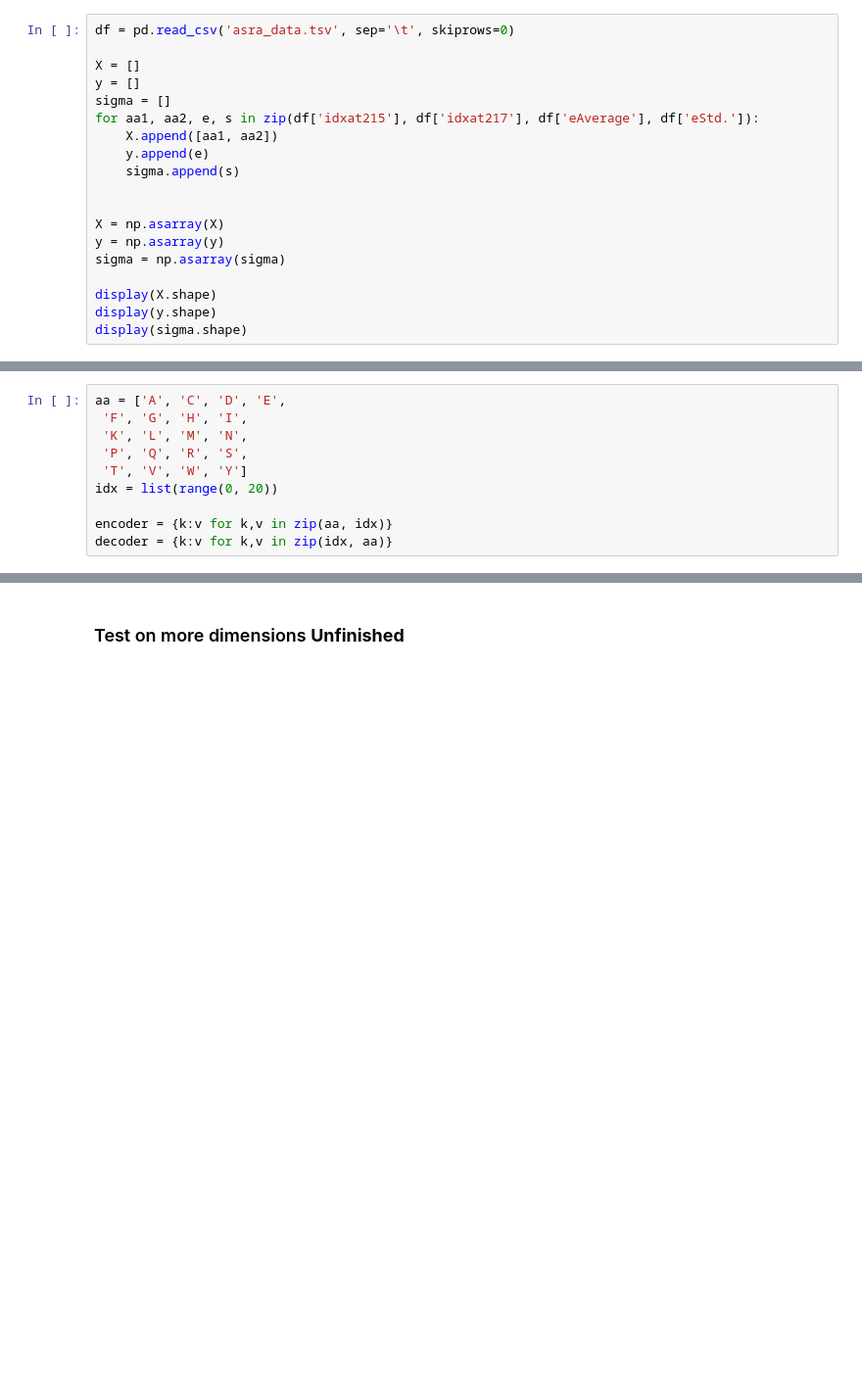
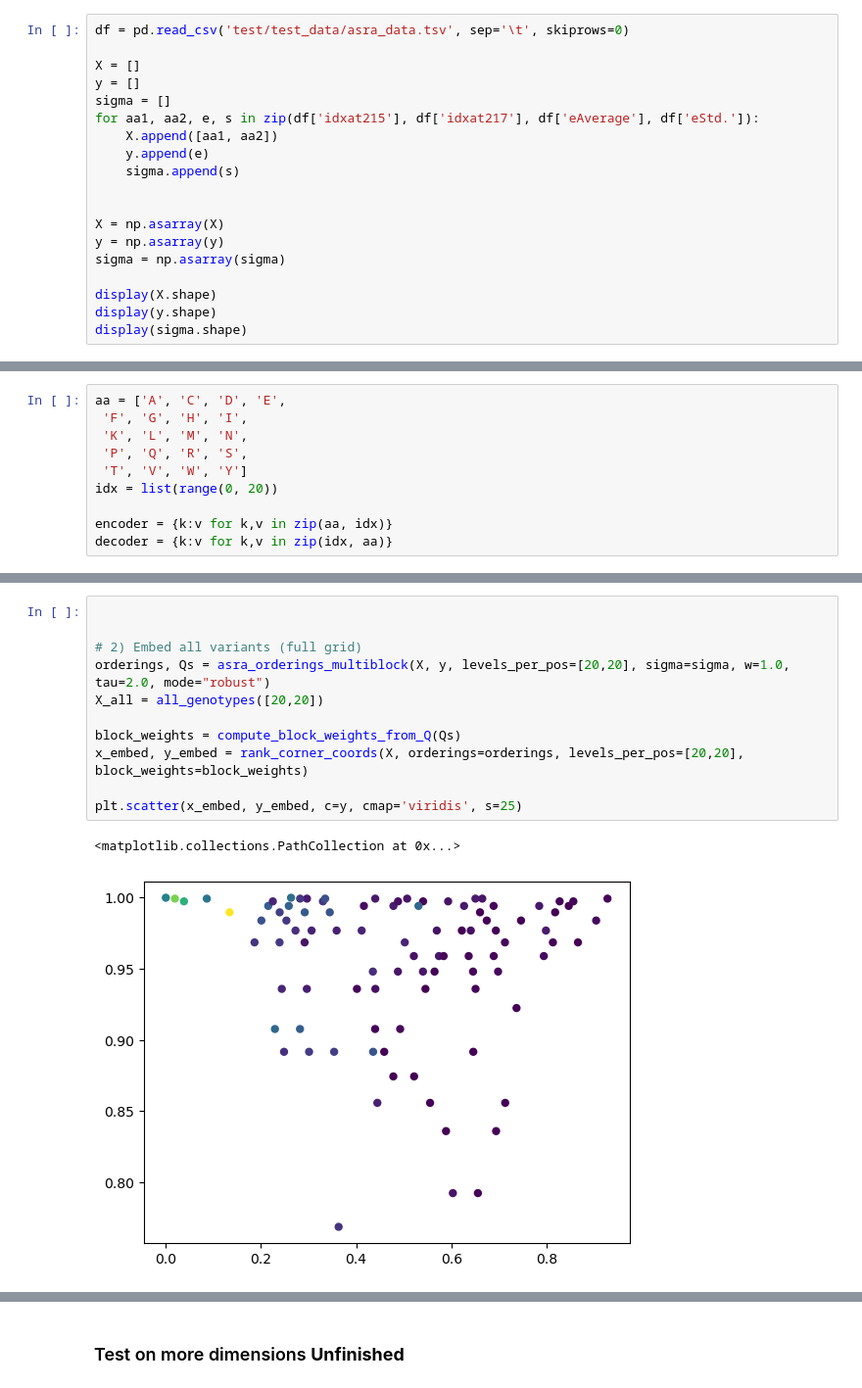
Before and after one commit to mengqvist/ASRA, a Jupyter notebook: ASRA.ipynb, the cells around one changed output, grey strips where cells are left out. Shown at 98% size. Saved outputs shown, nothing was run; the diff lists cells and outputs as text; blank space fills up the shorter version.

```diff
--- a/ASRA.ipynb
+++ b/ASRA.ipynb
@@ -13,7 +16,7 @@ Implementing and testing ASRA from DOI: 10.1002/chem.201103811.
 # %% [markdown]
 # Load data
 # %%
-df = pd.read_csv('asra_data.tsv', sep='\t', skiprows=0)
+df = pd.read_csv('test/test_data/asra_data.tsv', sep='\t', skiprows=0)
 
 X = []
 y = []
@@ -72,0 +76,14 @@ print(Q)
+# %%
+
+
+# 2) Embed all variants (full grid)
+orderings, Qs = asra_orderings_multiblock(X, y, levels_per_pos=[20,20], sigma=sigma, w=1.0, tau=2.0, mode="robust")
+X_all = all_genotypes([20,20])
+
+block_weights = compute_block_weights_from_Q(Qs)
+x_embed, y_embed = rank_corner_coords(X, orderings=orderings, levels_per_pos=[20,20], block_weights=block_weights)
+
+plt.scatter(x_embed, y_embed, c=y, cmap='viridis', s=25)
+# %% [output]
+<matplotlib.collections.PathCollection at 0x...>
+[figure, added]
```
Also changed, not shown: parts of 7 cells of this notebook.
